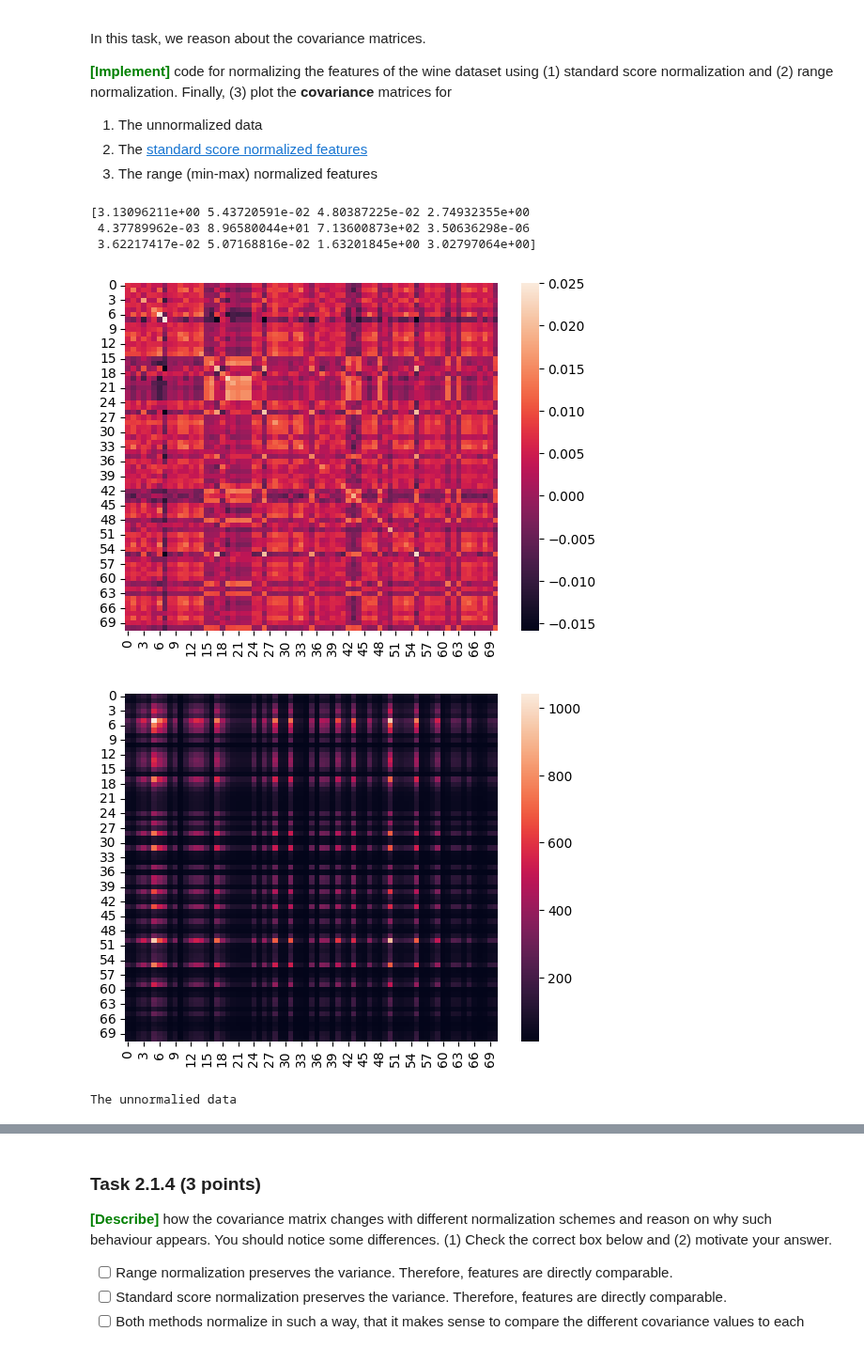
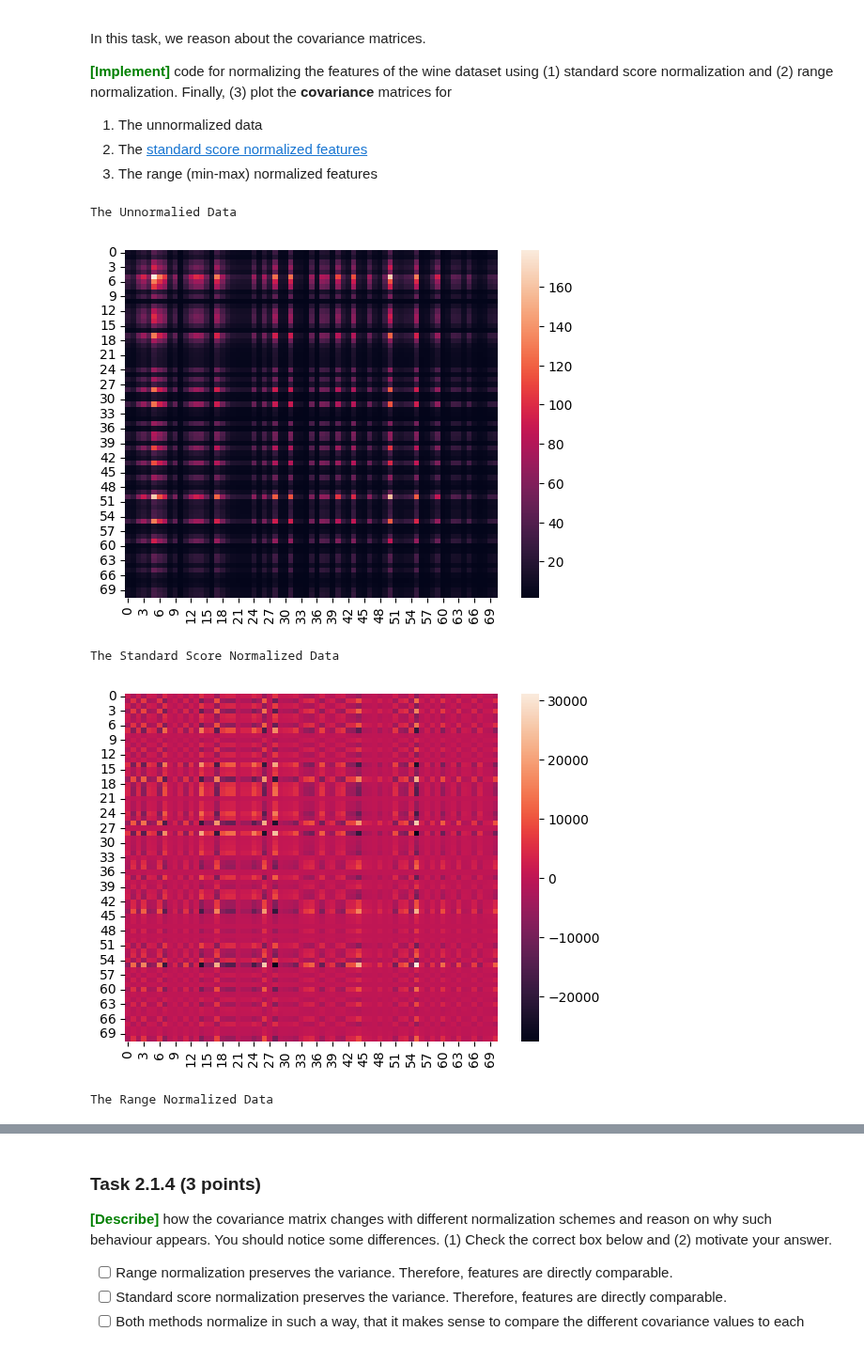
Before and after one commit to Joac1137/dm2023-exercises, a Jupyter notebook: handins/handin1.ipynb, the cells around one changed output, grey strips where cells are left out. Shown at 94% size. Drawn from its saved outputs; the diff is of its cells as text; code cells hidden in the pictures.

```diff
--- a/handins/handin1.ipynb
+++ b/handins/handin1.ipynb
@@ -431,52 +446,37 @@ Cov = covariance_matrix(X)
 sns.heatmap(Cov, annot=False, fmt='g')
 plt.show()
 
 
 my = np.mean(X, axis=0)
-sigma = np.var(X, axis=0)
+#sigma = np.var(X, axis=0)
 
 std_norm = np.empty((n, d))
 for i in range(n):
     for j in range(d):
-        std_norm[i,j] = (X[i,j] - my[j]) / sigma
+        std_norm[i,j] = (X[i,j] - my[j]) / sigma[j]
 
 print("The Standard Score Normalized Data")
 Cov = covariance_matrix(std_norm)
 sns.heatmap(Cov, annot=False, fmt='g')
 plt.show()
 
 
 
 range_max = np.max(X, axis=0)
 range_min = np.min(X, axis=0)
 
 range_norm = np.empty((n, d))
 for i in range(n):
     for j in range(d):
         range_norm[i, j] = (X[i,j] - range_min[j]) / (range_max[j] - range_min[j])
 
 print("The Range Normalized Data")
 Cov = covariance_matrix(range_norm)
 sns.heatmap(Cov, annot=False, fmt='g')
 plt.show()
-
-
-
-
-# YOUR CODE HERE
-
-
-
-sns.heatmap(np.cov(X, bias=True), annot=False, fmt='g')
-plt.show()
-
-print("The unnormalied data")
-sns.heatmap(np.cov(X), annot=False, fmt='g')
-plt.show()
 # %% [output]
-[3.13096211e+00 5.43720591e-02 4.80387225e-02 2.74932355e+00
- 4.37789962e-03 8.96580044e+01 7.13600873e+02 3.50636298e-06
- 3.62217417e-02 5.07168816e-02 1.63201845e+00 3.02797064e+00]
+The Unnormalied Data
-[figure, old version]
+[figure, new version]
+The Standard Score Normalized Data
-[figure, old version]
+[figure, new version]
-The unnormalied data
+The Range Normalized Data
```
Also changed, not shown: parts of 2 cells of this notebook.
